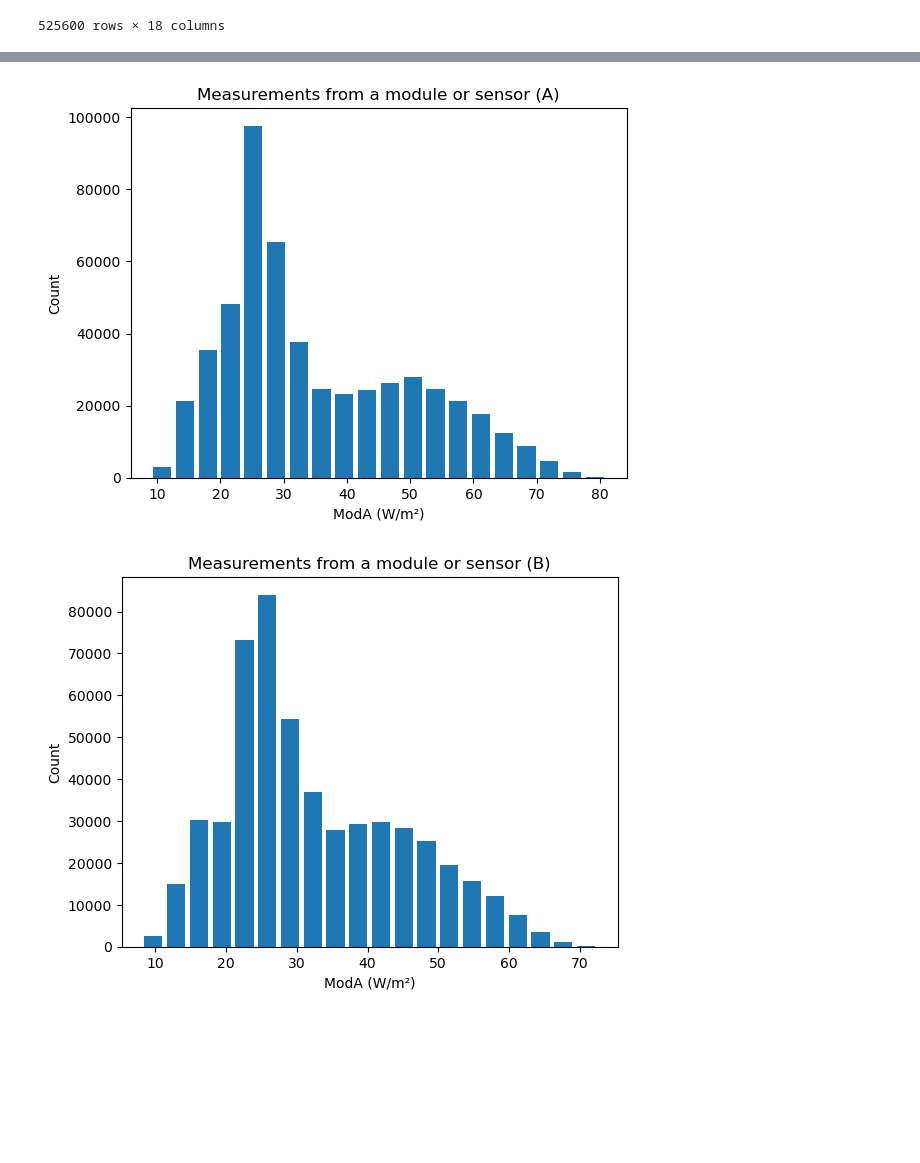
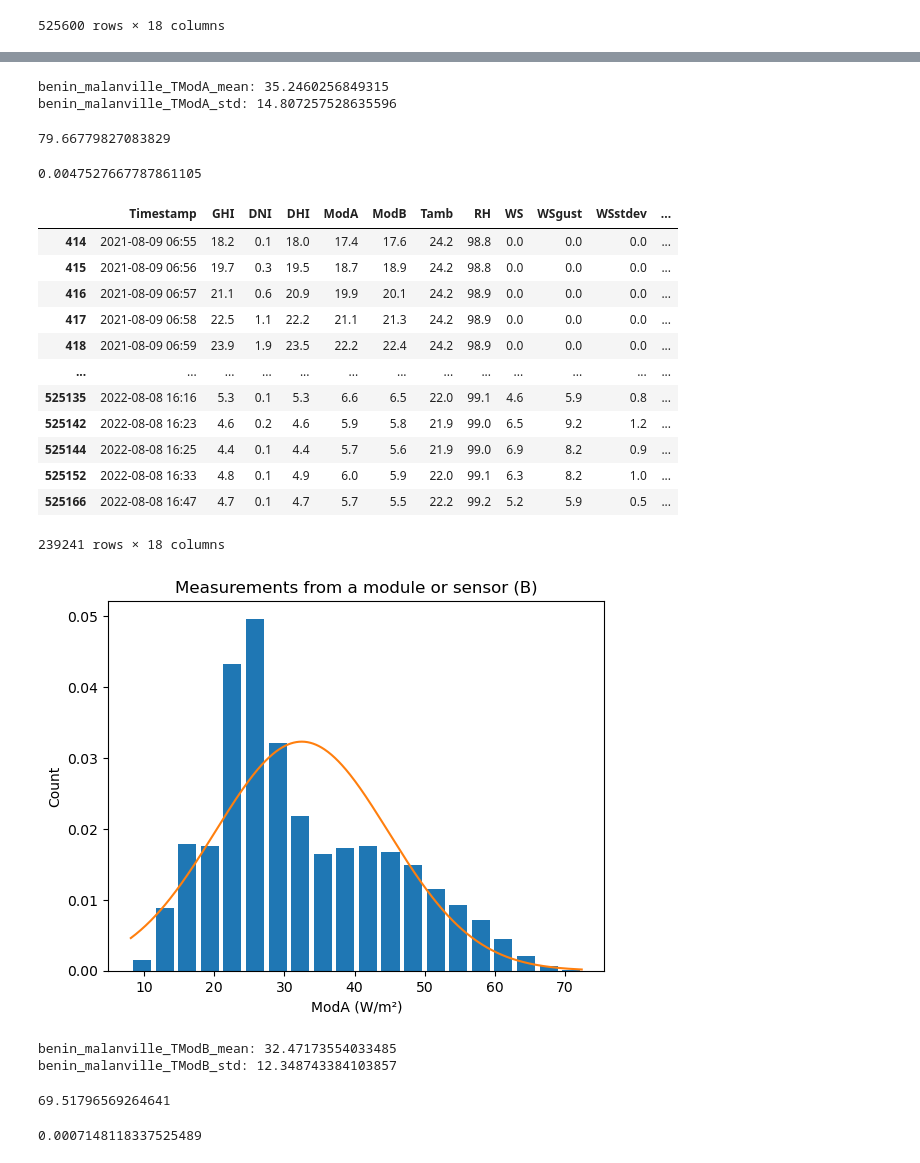
Before and after one commit to Ephrem0001/Solar-Radiation-Measurement-Data-Analysis, a Jupyter notebook: notebooks/benin-malanville.ipynb, the cells around one changed output, grey strips where cells are left out. Drawn from its saved outputs; the diff is of its cells as text; code cells hidden in the pictures; blank space fills up the shorter version.

Commit message:
notebook outliers detected and removing

```diff
--- a/notebooks/benin-malanville.ipynb
+++ b/notebooks/benin-malanville.ipynb
@@ -147,16 +300,67 @@ plt.show()
+# %%
+benin_mean_TModA = benin_malanville.TModA.mean()
+print(f"benin_malanville_TModA_mean: {benin_mean_TModA}")
+
+benin_std_TModA = benin_malanville.TModA.std()
+print(f"benin_malanville_TModA_std: {benin_std_TModA}")
+# %% [output]
+benin_malanville_TModA_mean: 35.2460256849315
+benin_malanville_TModA_std: 14.807257528635596
+# %%
+upper_limit_TModA = benin_malanville.TModA.mean() + 3*benin_malanville.TModA.std()
+upper_limit_TModA
+# %% [output]
+79.66779827083829
+# %%
+lower_limit_TModA = benin_malanville.TModA.mean() - 2.38*benin_malanville.TModA.std()
+lower_limit_TModA
+# %% [output]
+0.0047527667787861105
+# %%
+benin_malanville_no_outlier_4 = benin_malanville_no_outlier_3[(benin_malanville_no_outlier_3.TModA < upper_limit_TModA) & (benin_malanville_no_outlier_3.TModA > lower_limit_TModA)]
+benin_malanville_no_outlier_4
+# %% [output]
+|  | Timestamp | GHI | DNI | DHI | ModA | ModB | Tamb | RH | WS | WSgust | WSstdev | ... |
+| 414 | 2021-08-09 06:55 | 18.2 | 0.1 | 18.0 | 17.4 | 17.6 | 24.2 | 98.8 | 0.0 | 0.0 | 0.0 | ... |
+| 415 | 2021-08-09 06:56 | 19.7 | 0.3 | 19.5 | 18.7 | 18.9 | 24.2 | 98.8 | 0.0 | 0.0 | 0.0 | ... |
+| 416 | 2021-08-09 06:57 | 21.1 | 0.6 | 20.9 | 19.9 | 20.1 | 24.2 | 98.9 | 0.0 | 0.0 | 0.0 | ... |
+| 417 | 2021-08-09 06:58 | 22.5 | 1.1 | 22.2 | 21.1 | 21.3 | 24.2 | 98.9 | 0.0 | 0.0 | 0.0 | ... |
+| 418 | 2021-08-09 06:59 | 23.9 | 1.9 | 23.5 | 22.2 | 22.4 | 24.2 | 98.9 | 0.0 | 0.0 | 0.0 | ... |
+| ... | ... | ... | ... | ... | ... | ... | ... | ... | ... | ... | ... | ... |
+| 525135 | 2022-08-08 16:16 | 5.3 | 0.1 | 5.3 | 6.6 | 6.5 | 22.0 | 99.1 | 4.6 | 5.9 | 0.8 | ... |
+| 525142 | 2022-08-08 16:23 | 4.6 | 0.2 | 4.6 | 5.9 | 5.8 | 21.9 | 99.0 | 6.5 | 9.2 | 1.2 | ... |
+| 525144 | 2022-08-08 16:25 | 4.4 | 0.1 | 4.4 | 5.7 | 5.6 | 21.9 | 99.0 | 6.9 | 8.2 | 0.9 | ... |
+| 525152 | 2022-08-08 16:33 | 4.8 | 0.1 | 4.9 | 6.0 | 5.9 | 22.0 | 99.1 | 6.3 | 8.2 | 1.0 | ... |
+| 525166 | 2022-08-08 16:47 | 4.7 | 0.1 | 4.7 | 5.7 | 5.5 | 22.2 | 99.2 | 5.2 | 5.9 | 0.5 | ... |
+239241 rows × 18 columns
 # %%
-plt.hist(benin_malanville.TModA, bins=20, rwidth=0.8)
-plt.title('Measurements from a module or sensor (A)')
-plt.xlabel("ModA (W/m²)")
-plt.ylabel("Count")
-plt.show()
-
-
-plt.hist(benin_malanville.TModB, bins=20, rwidth=0.8)
+#
+plt.hist(benin_malanville.TModB, bins=20, rwidth=0.8, density=True)
 plt.title('Measurements from a module or sensor (B)')
 plt.xlabel("ModA (W/m²)")
 plt.ylabel("Count")
+
+rng5 = np.arange(benin_malanville.TModB.min(), benin_malanville.TModB.max(), 0.1)
+plt.plot(rng5, norm.pdf(rng5,benin_malanville.TModB.mean(),benin_malanville.TModB.std()))
 plt.show()
 # %% [output]
-[figure, old version]
+[figure, new version]
-[figure, removed]
+# %%
+benin_mean_TModB = benin_malanville.TModB.mean()
+print(f"benin_malanville_TModB_mean: {benin_mean_TModB}")
+
+benin_std_TModB = benin_malanville.TModB.std()
+print(f"benin_malanville_TModB_std: {benin_std_TModB}")
+# %% [output]
+benin_malanville_TModB_mean: 32.47173554033485
+benin_malanville_TModB_std: 12.348743384103857
+# %%
+upper_limit_TModB = benin_malanville.TModB.mean() + 3*benin_malanville.TModB.std()
+upper_limit_TModB
+# %% [output]
+69.51796569264641
+# %%
+lower_limit_TModB = benin_malanville.TModB.mean() - 2.6295*benin_malanville.TModB.std()
+lower_limit_TModB
+# %% [output]
+0.0007148118337525489
```
Also changed, not shown: parts of 37 cells of this notebook.
